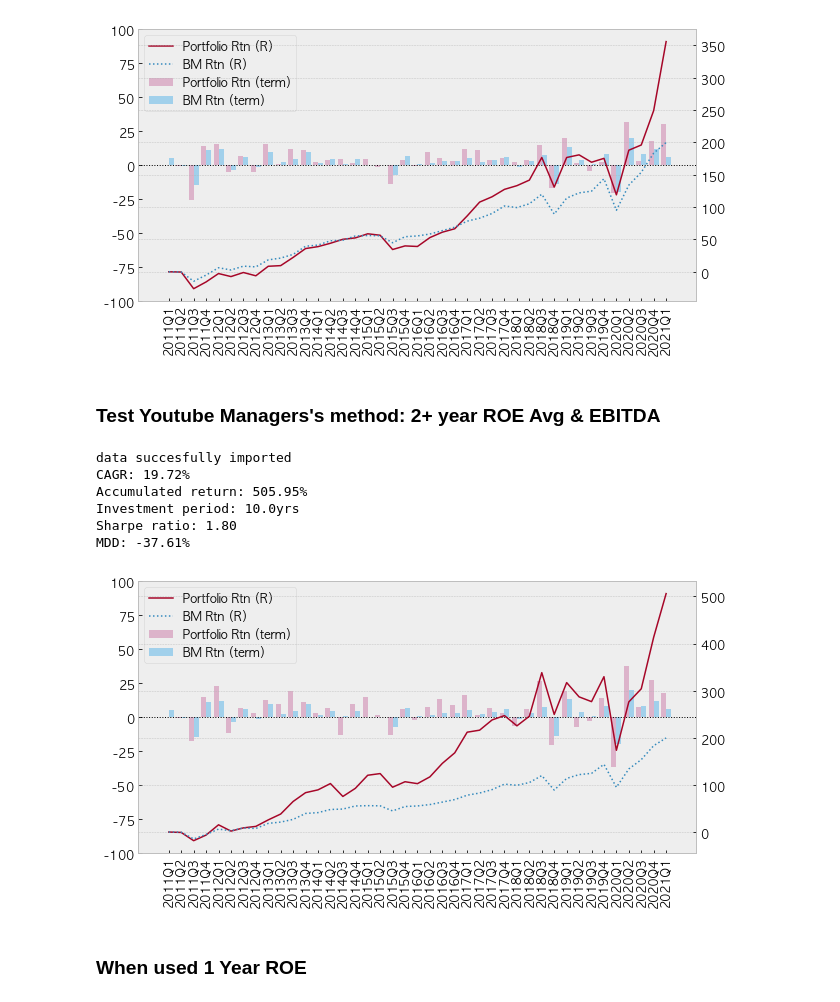
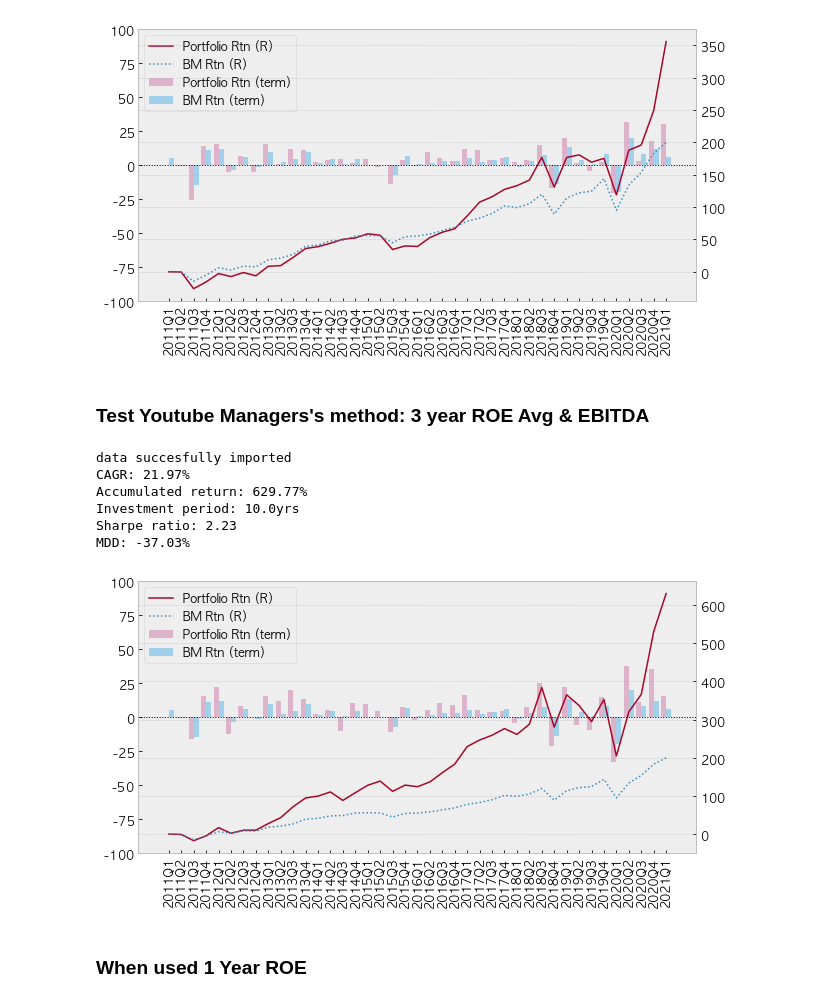
Before and after one commit to snoop2head/finterstellar-study, a Jupyter notebook: ch7_1.ipynb, the cells around one changed output. Cells and saved outputs as stored; diff of their text form; code cells hidden in the pictures.

Commit message:
use 3 year avg roe: better performance

```diff
--- a/ch7_1.ipynb
+++ b/ch7_1.ipynb
@@ -112,7 +112,7 @@ Sharpe ratio: 1.55
 MDD: -26.16%
 [figure]
 # %% [markdown]
-### Test Youtube Managers's method: 2+ year ROE Avg & EBITDA
+### Test Youtube Managers's method: 3 year ROE Avg & EBITDA
 # %%
 # EV/EBIT + GP/A
 terms = fs.set_terms(trade_start='2011Q1', trade_end='2021Q1')
@@ -123,39 +123,40 @@ clear_output()
 print("data succesfully imported")
 s = {}
 s1 = {}
 s2 = {}
 signal = {}
 for t in terms:
+    prev_prev_t = fs.quarters_before(terms, t, 8)
     prev_t = fs.quarters_before(terms, t, 4)
 
     data[t]["Market Cap"] = data[t]["Price"] * data[t]["Shares"]
     data[t]["Net Cash"] = data[t]["Cash & Equivalents"] - data[t]["Current Liabilities"]
     data[t]["EV/EBITDA"] = ( data[t]["Market Cap"] - data[t]["Net Cash"] ) / data[t]["EBITDA"]
 
     # quality factor
     data[t]["ROE"] = data[t]["Net Income"] / (data[t]['Total Assets'] - data[t]['Total Liabilities'])
-    data[t]["Avg ROE"] =  ( data[t]['ROE'] + data[prev_t]['ROE'] ) / 2
+    data[t]["Avg ROE"] =  ( data[t]['ROE'] + data[prev_t]['ROE'] + data[prev_prev_t]['ROE']) / 3
 
     # price
     s1[t] = fs.fn_score(data[t], by='EV/EBITDA', method='relative', floor=.1, cap=2, asc=True)
 
     # quality
     s2[t] = fs.fn_score(data[t], by='Avg ROE', method='relative', floor=0, asc=False)
 
     # combine price factor and quality factor: pick best 30 companies
     s[t] = fs.combine_score(s1[t], s2[t], n=30)
     signal[t] = list(s[t].index)
 
 df_magic_formula_yt_manager = fs.backtest(signal=signal, data=data, m=3, cost=.001, rf_rate=.01)
 fs.draw_return(df_magic_formula_yt_manager)
 # %% [output]
 data succesfully imported
-CAGR: 19.72%
-Accumulated return: 505.95%
+CAGR: 21.97%
+Accumulated return: 629.77%
 Investment period: 10.0yrs
-Sharpe ratio: 1.80
-MDD: -37.61%
+Sharpe ratio: 2.23
+MDD: -37.03%
-[figure, old version]
+[figure, new version]
 # %% [markdown]
 ### When used 1 Year ROE
 # %%
```
